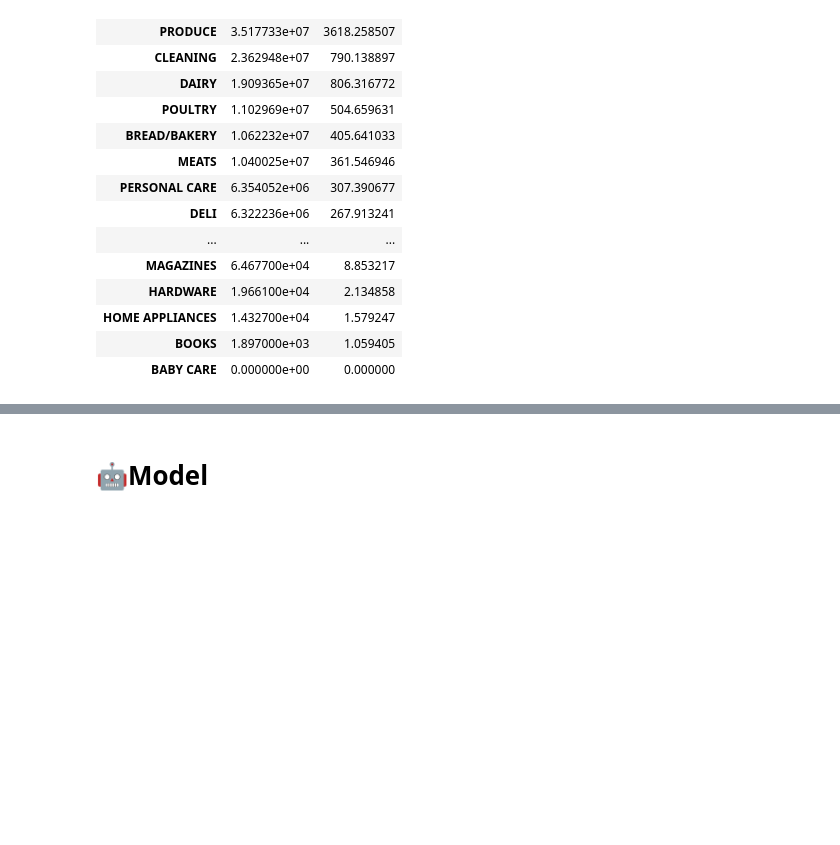
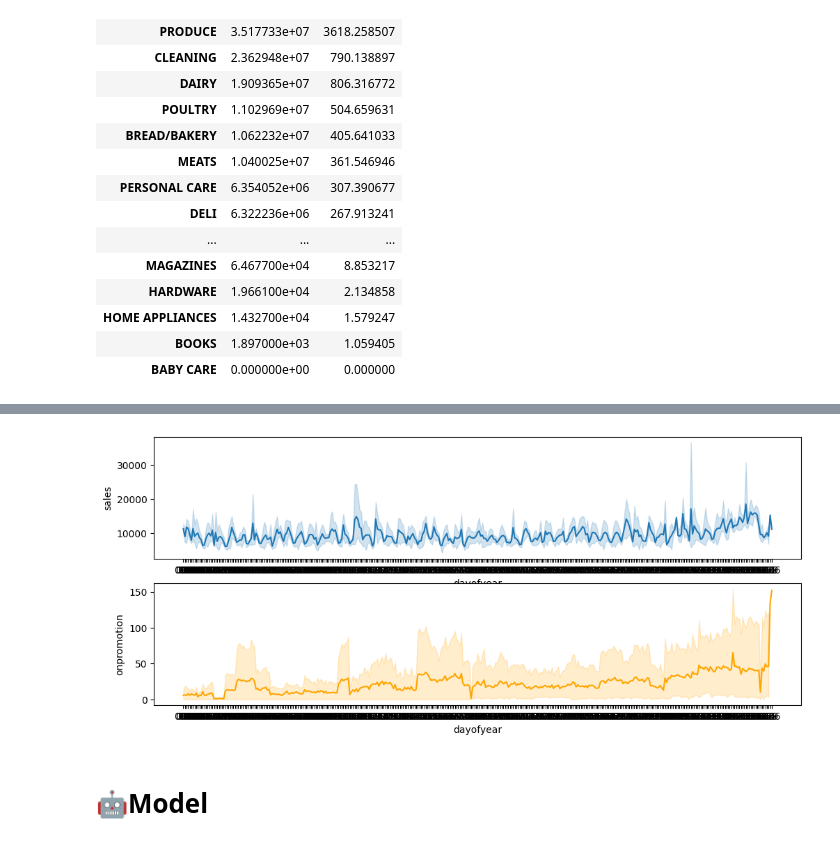
Before and after one commit to cmd-master/store-sales, a Jupyter notebook: store-sales.ipynb, the cells around one changed output, grey strips where cells are left out. Cells and saved outputs as stored; diff of their text form; code cells hidden in the pictures; blank space fills up the shorter version.

Commit message:
Kaggle Notebook | Store Sales | Version 13

```diff
--- a/store-sales.ipynb
+++ b/store-sales.ipynb
@@ -93,3 +97,12 @@ g.sort_values(['sum'], ascending= False )
+# %%
+g = train.query('family == "GROCERY I"')
+g = g.query('store_nbr == "44"')
+# g = g.query('year == 2016')
+fig, ax = plt.subplots(2, figsize=(12, 5))
+sns.lineplot(g, x='dayofyear', y=target, ax=ax[0]);
+sns.lineplot(g, x='dayofyear', y='onpromotion', ax=ax[1], color='orange');
+# %% [output]
+[figure, added]
 # %% [markdown]
 # 🤖Model
 # %% [markdown]
```
Also changed, not shown: parts of 10 cells of this notebook.
